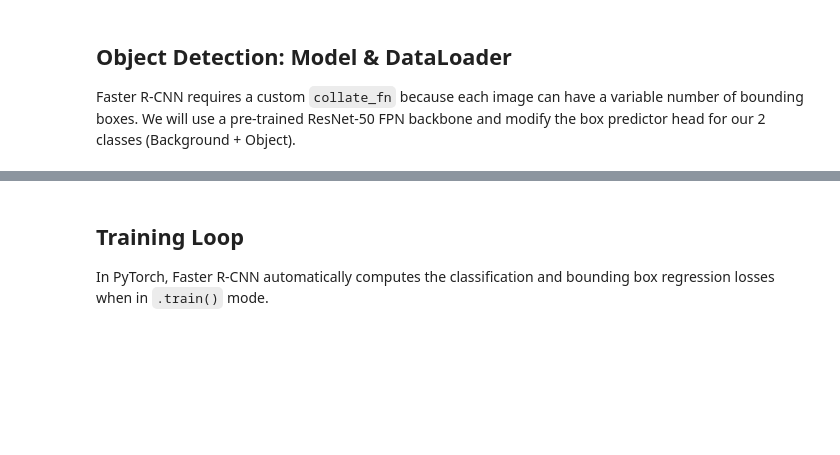
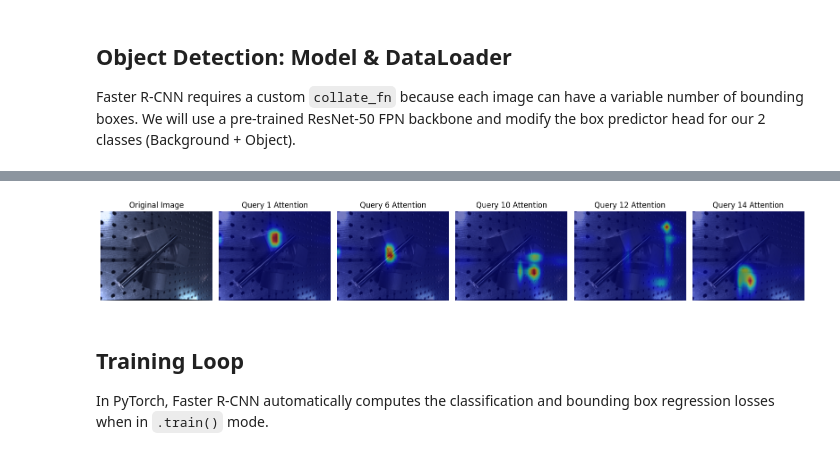
Before and after one commit to Eikthyrnir/uam-cv-sim-to-real-interpretability, a Jupyter notebook: DIMO_detection_pipeline.ipynb, the cells around one changed output, grey strips where cells are left out. Cells and saved outputs as stored; diff of their text form; code cells hidden in the pictures; blank space fills up the shorter version.

```diff
--- a/DIMO_detection_pipeline.ipynb
+++ b/DIMO_detection_pipeline.ipynb
@@ -712,0 +982,16 @@ effdet_train_model = DetBenchTrain(effdet_model, config).to(device)
+# %%
+# Load DETR model with correct number of labels
+id2label = {i: f"obj{i}" for i in range(1, NUM_CLASSES)}
+id2label[0] = "background"
+label2id = {v: k for k, v in id2label.items()}
+
+model_detr = DetrForObjectDetection.from_pretrained(
+    "facebook/detr-resnet-50",
+    revision="no_timm", # Avoid timm warnings
+    num_labels=NUM_CLASSES,
+    id2label=id2label,
+    label2id=label2id,
+    ignore_mismatched_sizes=True
+).to(device)
+
+optimizer_detr = torch.optim.AdamW(model_detr.parameters(), lr=1e-4, weight_decay=1e-4)
@@ -713,3 +1036,72 @@ effdet_train_model = DetBenchTrain(effdet_model, config).to(device)
+# %%
+import matplotlib.pyplot as plt
+import cv2
+import numpy as np
+import torch
+import math
+
+# Visualize attention maps from the decoder
+model_detr.eval()
+
+# Get a sample image
+sample_idx = 0
+pixel_values, target = detr_val_ds[sample_idx]
+pixel_values = pixel_values.unsqueeze(0).to(device)
+
+with torch.no_grad():
+    # Run forward pass, requesting output_attentions=True
+    outputs = model_detr(pixel_values=pixel_values, output_attentions=True)
+
+# Extract predictions
+probas = outputs.logits.softmax(-1)[0, :, :-1]
+
+# Lowered threshold to 0.1 to visualize early training attention
+keep = probas.max(-1).values > 0.1
+
+# The cross-attention from the last decoder layer
+# Shape: (batch_size, num_heads, num_queries, num_image_patches)
+cross_attentions = outputs.cross_attentions[-1]
+
+# Mean across attention heads
+cross_attention_mean = cross_attentions.mean(dim=1)[0] # Shape: (num_queries, num_image_patches)
+
+# Reshape image patches back to 2D grid using math.ceil to match ResNet padding
+h, w = pixel_values.shape[-2:]
+feature_map_h = math.ceil(h / 32)
+feature_map_w = math.ceil(w / 32)
+
+# Get image for plotting
+img_plot = np.transpose(pixel_values.cpu().numpy()[0], (1, 2, 0))
+img_plot = (img_plot - img_plot.min()) / (img_plot.max() - img_plot.min())
+
+num_boxes_to_show = keep.nonzero().size(0)
+if num_boxes_to_show > 0:
+    # Cap the number of boxes to show to avoid massive plots
+    num_boxes_to_show = min(num_boxes_to_show, 5)
+    fig, axes = plt.subplots(1, num_boxes_to_show + 1, figsize=(16, 5))
+    if num_boxes_to_show == 1:
+        axes = [axes]
+
+    axes[0].imshow(img_plot)
+    axes[0].set_title("Original Image")
+    axes[0].axis("off")
+
+    queries_kept = keep.nonzero().squeeze(-1)[:num_boxes_to_show]
+    for idx, query_idx in enumerate(queries_kept):
+        attn_map = cross_attention_mean[query_idx].reshape(feature_map_h, feature_map_w).cpu().numpy()
+        attn_map_resized = cv2.resize(attn_map, (w, h))
+
+        ax = axes[idx + 1]
+        ax.imshow(img_plot)
+        ax.imshow(attn_map_resized, cmap='jet', alpha=0.5)
+        ax.set_title(f"Query {query_idx.item()} Attention")
+        ax.axis("off")
+    plt.tight_layout()
+    plt.show()
+else:
+    print("No objects detected with confidence > 0.1 in this sample. Try training for more epochs.")
+# %% [output]
+[figure, added]
 # %% [markdown]
 ## Training Loop
 In PyTorch, Faster R-CNN automatically computes the classification and bounding box regression losses when in `.train()` mode.
```
Also changed, not shown: parts of 25 cells of this notebook.
